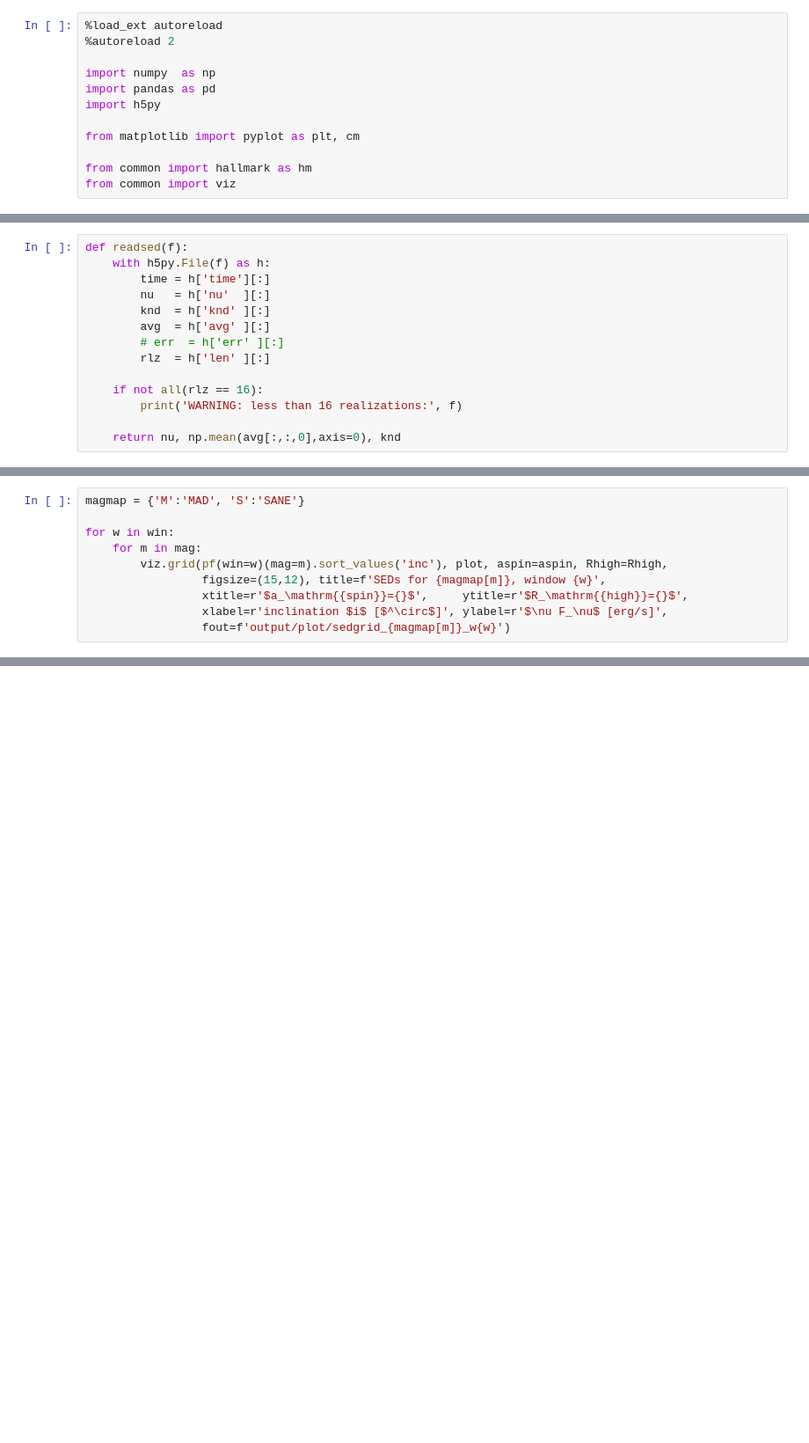
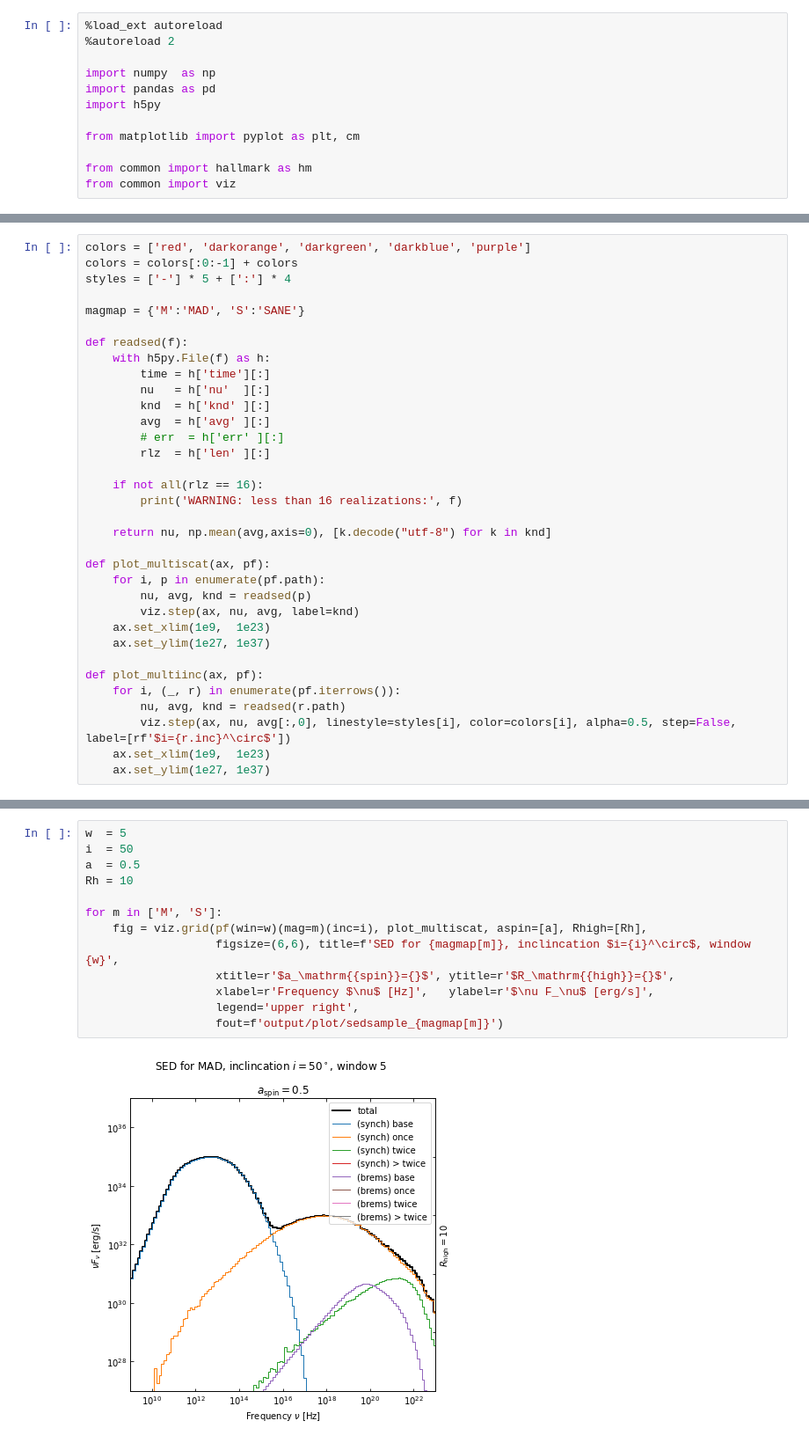
Before and after one commit to eventhorizontelescope/2017_sgra_paper5, a Jupyter notebook: output_sedgrid.ipynb, the cells around one changed output, grey strips where cells are left out. Shown at 88% size. Saved outputs shown, nothing was run; the diff lists cells and outputs as text; blank space fills up the shorter version.

Commit message:
Update latest plotting scripts/notebooks

```diff
--- a/output_sedgrid.ipynb
+++ b/output_sedgrid.ipynb
@@ -25,4 +25,10 @@ aspin [-0.94 -0.5   0.    0.5   0.94]
 # %%
+colors = ['red', 'darkorange', 'darkgreen', 'darkblue', 'purple']
+colors = colors[:0:-1] + colors
+styles = ['-'] * 5 + [':'] * 4
+
+magmap = {'M':'MAD', 'S':'SANE'}
+
 def readsed(f):
     with h5py.File(f) as h:
         time = h['time'][:]
@@ -35,4 +41,18 @@ def readsed(f):
     if not all(rlz == 16):
         print('WARNING: less than 16 realizations:', f)
 
-    return nu, np.mean(avg[:,:,0],axis=0), knd
+    return nu, np.mean(avg,axis=0), [k.decode("utf-8") for k in knd]
+
+def plot_multiscat(ax, pf):
+    for i, p in enumerate(pf.path):
+        nu, avg, knd = readsed(p)
+        viz.step(ax, nu, avg, label=knd)
+    ax.set_xlim(1e9,  1e23)
+    ax.set_ylim(1e27, 1e37)
+
+def plot_multiinc(ax, pf):
+    for i, (_, r) in enumerate(pf.iterrows()):
+        nu, avg, knd = readsed(r.path)
+        viz.step(ax, nu, avg[:,0], linestyle=styles[i], color=colors[i], alpha=0.5, step=False, label=[rf'$i={r.inc}^\circ$'])
+    ax.set_xlim(1e9,  1e23)
+    ax.set_ylim(1e27, 1e37)
@@ -50,10 +58,0 @@ def plot(ax, pf):
-# %%
-magmap = {'M':'MAD', 'S':'SANE'}
-
-for w in win:
-    for m in mag:
-        viz.grid(pf(win=w)(mag=m).sort_values('inc'), plot, aspin=aspin, Rhigh=Rhigh,
-                 figsize=(15,12), title=f'SEDs for {magmap[m]}, window {w}',
-                 xtitle=r'$a_\mathrm{{spin}}={}$',     ytitle=r'$R_\mathrm{{high}}={}$',
-                 xlabel=r'inclination $i$ [$^\circ$]', ylabel=r'$\nu F_\nu$ [erg/s]',
-                 fout=f'output/plot/sedgrid_{magmap[m]}_w{w}')
@@ -66,0 +59,15 @@ for w in win:
+# %%
+w  = 5
+i  = 50
+a  = 0.5
+Rh = 10
+
+for m in ['M', 'S']:
+    fig = viz.grid(pf(win=w)(mag=m)(inc=i), plot_multiscat, aspin=[a], Rhigh=[Rh],
+                   figsize=(6,6), title=f'SED for {magmap[m]}, inclincation $i={i}^\circ$, window {w}',
+                   xtitle=r'$a_\mathrm{{spin}}={}$', ytitle=r'$R_\mathrm{{high}}={}$',
+                   xlabel=r'Frequency $\nu$ [Hz]',   ylabel=r'$\nu F_\nu$ [erg/s]',
+                   legend='upper right',
+                   fout=f'output/plot/sedsample_{magmap[m]}')
+# %% [output]
+[figure, added]
```
Also changed, not shown: parts of 6 cells of this notebook, 1 other file.
